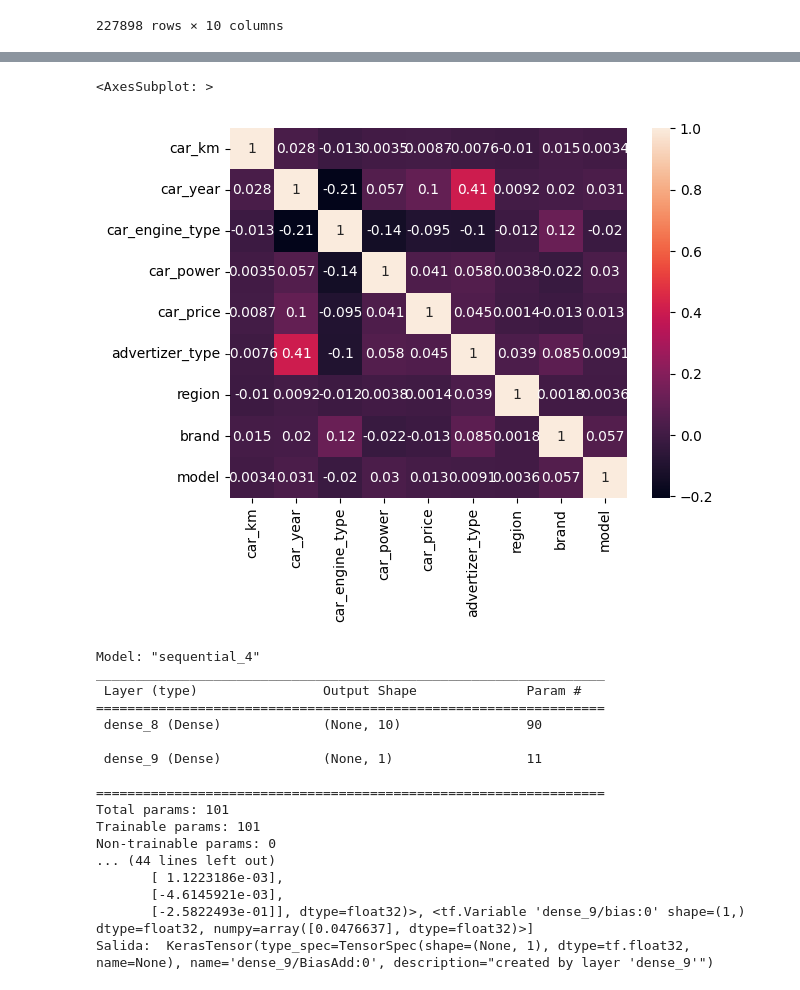
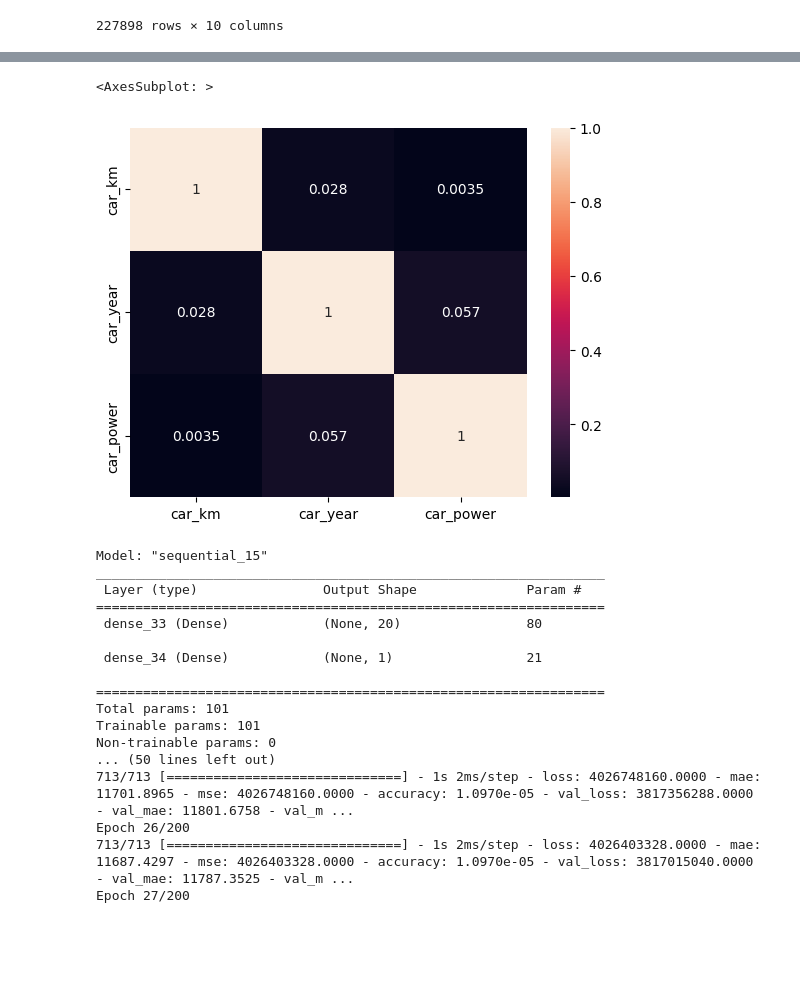
Before and after one commit to tihomir22/TAZOO, a Jupyter notebook: cochesUsadosMilanuncios.ipynb, the cells around one changed output, grey strips where cells are left out. Drawn from its saved outputs; the diff is of its cells as text; code cells hidden in the pictures; blank space fills up the shorter version.

Commit message:
Subidos cambios de intento de optimización del modelo

```diff
--- a/cochesUsadosMilanuncios.ipynb
+++ b/cochesUsadosMilanuncios.ipynb
@@ -202,5 +173,33 @@ cochesUsadosTransformados
+# %%
+import numpy as np
+import pandas as pd
+import matplotlib.pyplot as plt
+import seaborn as sns
+import tensorflow as tf
+from tensorflow import keras
+from keras import Sequential
+from keras.layers import Dense, Input
+from sklearn.model_selection import train_test_split
+from sklearn.preprocessing import StandardScaler, OneHotEncoder
+from sklearn.metrics import roc_curve, auc, confusion_matrix, accuracy_score, precision_score, recall_score, f1_score, classification_report
+from itertools import cycle
+
+
+cochesUsadosSinPrecio = cochesUsados.copy()
+
+soloPrecioCoches = cochesUsadosSinPrecio['car_price']
+cochesUsadosSinPrecio.drop(['car_price','ad_title'], axis=1, inplace=True)
+
+# Generamos los labels encoders
+cochesUsadosSinPrecio = generateLabelEncoder(cochesUsadosSinPrecio)
+scaler.fit(cochesUsadosSinPrecio)
+cochesUsadosSinPrecio = scaler.transform(cochesUsadosSinPrecio)
+
+
+eighty_percent_trainRawData, twenty_percent_trainRawData, eighty_percent_value_to_compare_results, twenty_percent_value_to_compare_results = train_test_split(
+    cochesUsadosSinPrecio, soloPrecioCoches, test_size=0.2)
 # %%
-sb.heatmap(cochesUsadosTransformados.corr(),annot=True)
+sb.heatmap(cochesUsadosSinPrecio.corr(),annot=True)
 # %% [output]
 <AxesSubplot: >
-[figure, old version]
+[figure, new version]
@@ -230,33 +206,34 @@ eighty_percent_trainRawData, twenty_percent_trainRawData, eighty_percent_value_t
 # %%
 model = keras.Sequential()
 
-model.add(Dense(10, activation="relu", input_shape=(cochesUsadosSinPrecio.shape[1],)))
+model.add(Dense(20, activation="tanh", input_shape=(cochesUsadosSinPrecioNormalizados.shape[1],)))
 model.add(Dense(1))
 
 model.compile(loss='mse', metrics=['mae','mse','accuracy'])
 model.summary()
 
 history_reg = model.fit(eighty_percent_trainRawData,eighty_percent_value_to_compare_results, epochs=200,
-                        batch_size=512,verbose=0, validation_data=(twenty_percent_trainRawData, twenty_percent_value_to_compare_results))
+                        batch_size=256,verbose=1, validation_data=(twenty_percent_trainRawData, twenty_percent_value_to_compare_results))
 
 
 print("Pesos y bias: ",model.weights)
 print("Salida: ",model.output)
+#3297440000.0000
 # %% [output]
-Model: "sequential_4"
+Model: "sequential_15"
 _________________________________________________________________
  Layer (type)                Output Shape              Param #
 =================================================================
- dense_8 (Dense)             (None, 10)                90
+ dense_33 (Dense)            (None, 20)                80
 
- dense_9 (Dense)             (None, 1)                 11
+ dense_34 (Dense)            (None, 1)                 21
 
 =================================================================
 Total params: 101
 Trainable params: 101
 Non-trainable params: 0
-... (44 lines left out)
-       [ 1.1223186e-03],
-       [-4.6145921e-03],
-       [-2.5822493e-01]], dtype=float32)>, <tf.Variable 'dense_9/bias:0' shape=(1,) dtype=float32, numpy=array([0.0476637], dtype=float32)>]
-Salida:  KerasTensor(type_spec=TensorSpec(shape=(None, 1), dtype=tf.float32, name=None), name='dense_9/BiasAdd:0', description="created by layer 'dense_9'")
+... (50 lines left out)
+713/713 [==============================] - 1s 2ms/step - loss: 4026748160.0000 - mae: 11701.8965 - mse: 4026748160.0000 - accuracy: 1.0970e-05 - val_loss: 3817356288.0000 - val_mae: 11801.6758 - val_m ...
+Epoch 26/200
+713/713 [==============================] - 1s 2ms/step - loss: 4026403328.0000 - mae: 11687.4297 - mse: 4026403328.0000 - accuracy: 1.0970e-05 - val_loss: 3817015040.0000 - val_mae: 11787.3525 - val_m ...
+Epoch 27/200
```
Also changed, not shown: parts of 7 cells of this notebook.
